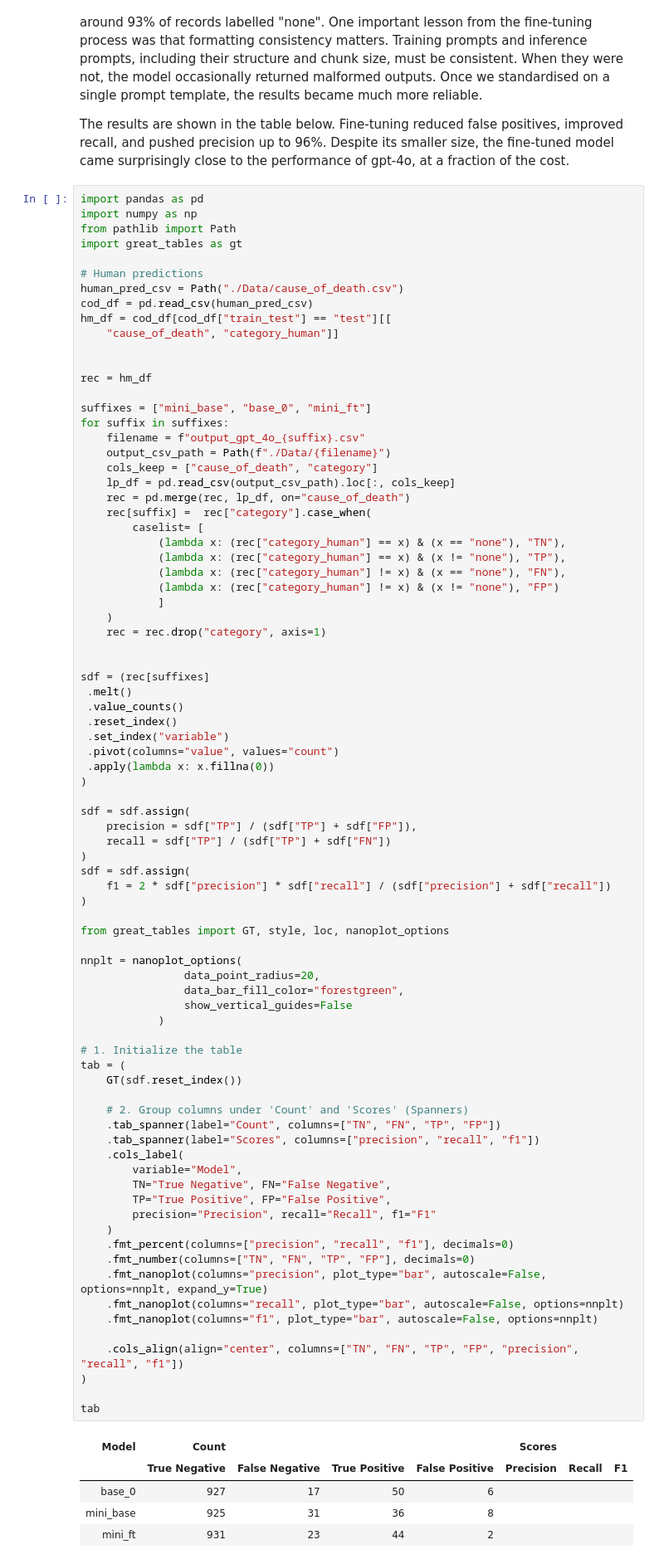
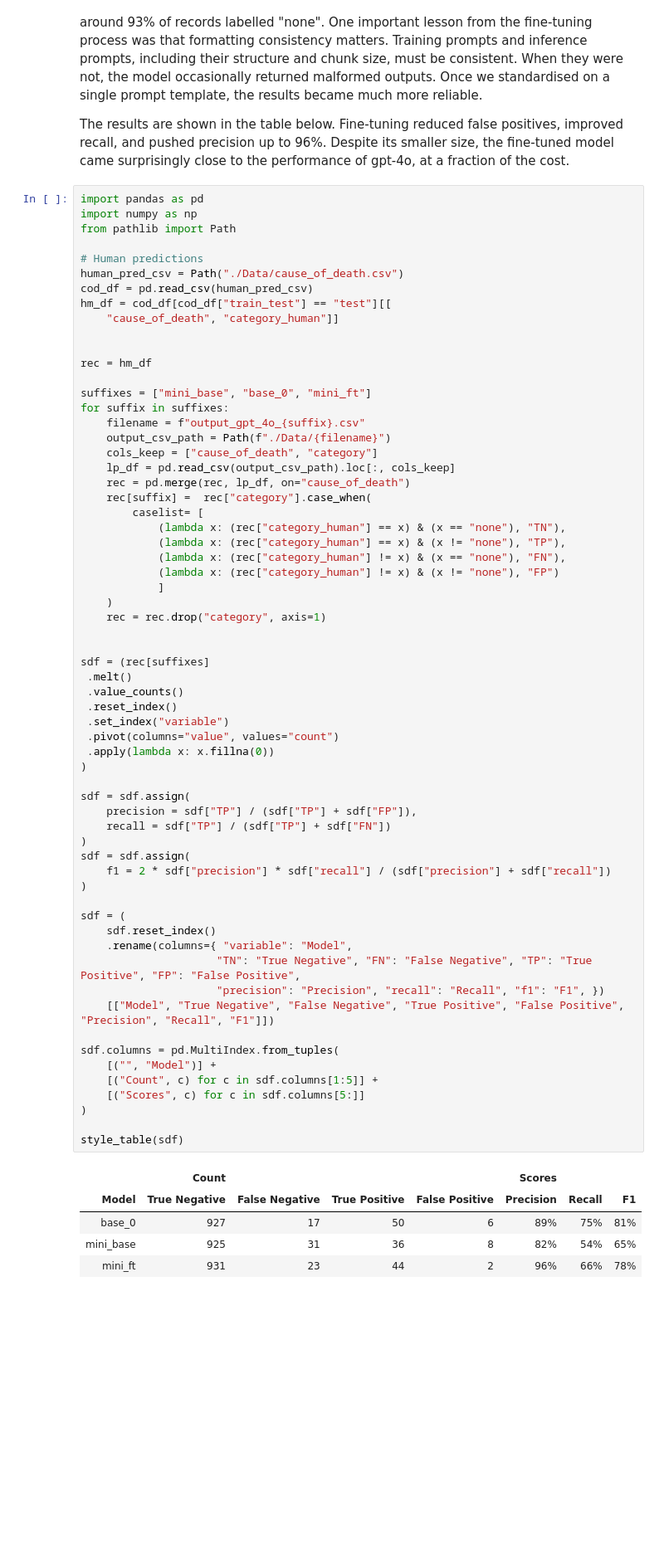
Before and after one commit to IFoA-LifeAI/LLM_ClaimClassification_Article, a Jupyter notebook: Article.ipynb, the cells around one changed output. Shown at 83% size. Saved outputs shown, nothing was run; the diff lists cells and outputs as text; blank space fills up the shorter version.

```diff
--- a/Article.ipynb
+++ b/Article.ipynb
@@ -327,7 +288,6 @@ The results are shown in the table below. Fine-tuning reduced false positives, i
 import pandas as pd
 import numpy as np
 from pathlib import Path
-import great_tables as gt
 
 # Human predictions
 human_pred_csv = Path("./Data/cause_of_death.csv")
@@ -350,66 +310,49 @@ for suffix in suffixes:
             (lambda x: (rec["category_human"] == x) & (x == "none"), "TN"),
             (lambda x: (rec["category_human"] == x) & (x != "none"), "TP"),
             (lambda x: (rec["category_human"] != x) & (x == "none"), "FN"),
             (lambda x: (rec["category_human"] != x) & (x != "none"), "FP")
             ]
     )
     rec = rec.drop("category", axis=1)
 
 
 sdf = (rec[suffixes]
  .melt()
  .value_counts()
  .reset_index()
  .set_index("variable")
  .pivot(columns="value", values="count")
  .apply(lambda x: x.fillna(0))
 )
 
 sdf = sdf.assign(
     precision = sdf["TP"] / (sdf["TP"] + sdf["FP"]),
     recall = sdf["TP"] / (sdf["TP"] + sdf["FN"])
 )
 sdf = sdf.assign(
     f1 = 2 * sdf["precision"] * sdf["recall"] / (sdf["precision"] + sdf["recall"])
 )
 
-from great_tables import GT, style, loc, nanoplot_options
+sdf = (
+    sdf.reset_index()
+    .rename(columns={ "variable": "Model",
+                     "TN": "True Negative", "FN": "False Negative", "TP": "True Positive", "FP": "False Positive",
+                     "precision": "Precision", "recall": "Recall", "f1": "F1", })
+    [["Model", "True Negative", "False Negative", "True Positive", "False Positive", "Precision", "Recall", "F1"]])
 
-nnplt = nanoplot_options(
-                data_point_radius=20,
-                data_bar_fill_color="forestgreen",
-                show_vertical_guides=False
-            )
-
-# 1. Initialize the table
-tab = (
-    GT(sdf.reset_index())
-
-    # 2. Group columns under 'Count' and 'Scores' (Spanners)
-    .tab_spanner(label="Count", columns=["TN", "FN", "TP", "FP"])
-    .tab_spanner(label="Scores", columns=["precision", "recall", "f1"])
-    .cols_label(
-        variable="Model",
-        TN="True Negative", FN="False Negative",
-        TP="True Positive", FP="False Positive",
-        precision="Precision", recall="Recall", f1="F1"
-    )
-    .fmt_percent(columns=["precision", "recall", "f1"], decimals=0)
-    .fmt_number(columns=["TN", "FN", "TP", "FP"], decimals=0)
-    .fmt_nanoplot(columns="precision", plot_type="bar", autoscale=False, options=nnplt, expand_y=True)
-    .fmt_nanoplot(columns="recall", plot_type="bar", autoscale=False, options=nnplt)
-    .fmt_nanoplot(columns="f1", plot_type="bar", autoscale=False, options=nnplt)
-
-    .cols_align(align="center", columns=["TN", "FN", "TP", "FP", "precision", "recall", "f1"])
+sdf.columns = pd.MultiIndex.from_tuples(
+    [("", "Model")] +
+    [("Count", c) for c in sdf.columns[1:5]] +
+    [("Scores", c) for c in sdf.columns[5:]]
 )
 
-tab
+style_table(sdf)
 # %% [output]
-| Model | Count |  |  |  | Scores |  |  |
-|  | True Negative | False Negative | True Positive | False Positive | Precision | Recall | F1 |
-| base_0 | 927 | 17 | 50 | 6 |  |  |  |
-| mini_base | 925 | 31 | 36 | 8 |  |  |  |
-| mini_ft | 931 | 23 | 44 | 2 |  |  |  |
+|  | Count |  |  |  | Scores |  |  |
+| Model | True Negative | False Negative | True Positive | False Positive | Precision | Recall | F1 |
+| base_0 | 927 | 17 | 50 | 6 | 89% | 75% | 81% |
+| mini_base | 925 | 31 | 36 | 8 | 82% | 54% | 65% |
+| mini_ft | 931 | 23 | 44 | 2 | 96% | 66% | 78% |
 # %% [markdown]
 Mean prediction confidence also rose steadily as we moved from the base models to the fine-tuned one, reaching 0.996 after fine-tuning (compared with 0.988 for base gpt-4o and 0.993 for base gpt-4o-mini). This suggests that fine-tuning produces a model that is not only more accurate, but also more confident in its decisions.
 # %% [markdown]
```
Also changed, not shown: parts of 3 cells of this notebook, 1 other file.
